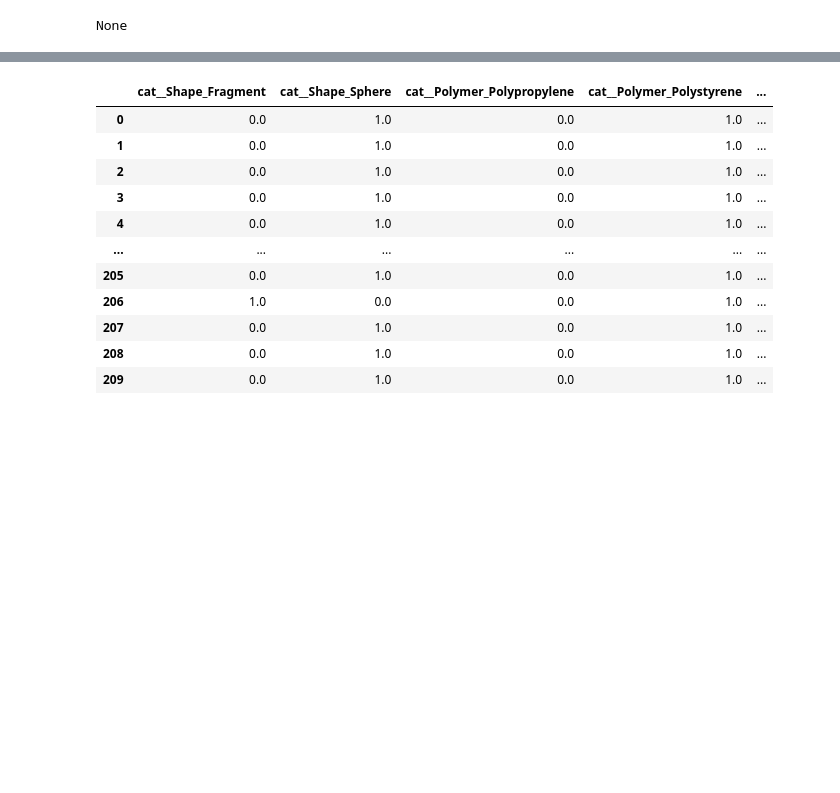
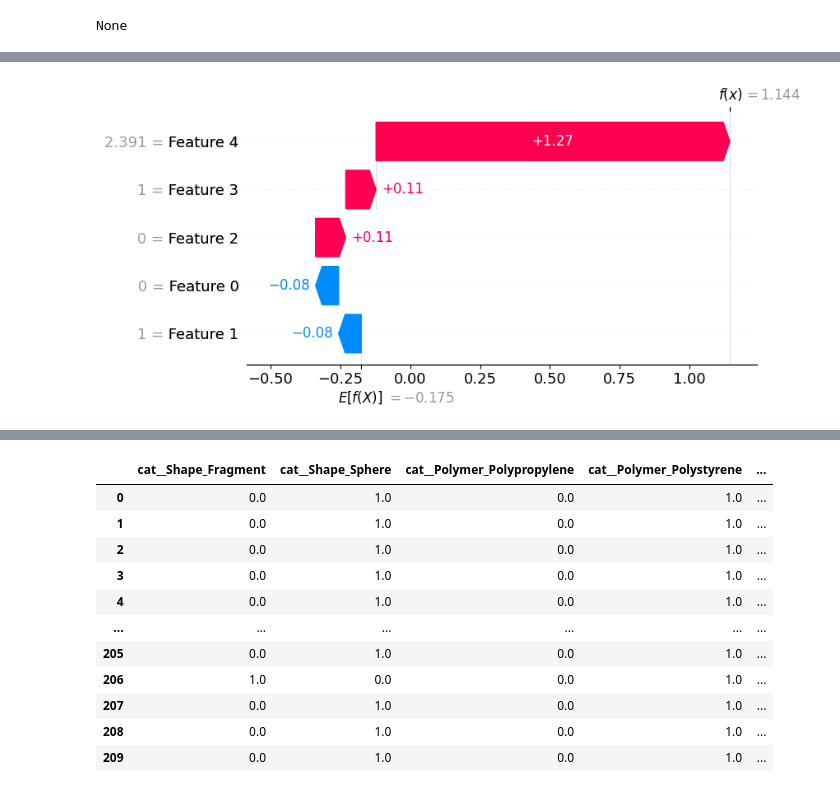
Before and after one commit to LoganLasell/Portfolio, a Jupyter notebook: Project_3/particleML.ipynb, the cells around one changed output, grey strips where cells are left out. Drawn from its saved outputs; the diff is of its cells as text; code cells hidden in the pictures; blank space fills up the shorter version.

```diff
--- a/Project_3/particleML.ipynb
+++ b/Project_3/particleML.ipynb
@@ -361,0 +385,4 @@ None
+# %%
+shap.plots.waterfall(shap_values[0])
+# %% [output]
+[figure, added]
```
Also changed, not shown: parts of 6 cells of this notebook, 1 other file.
